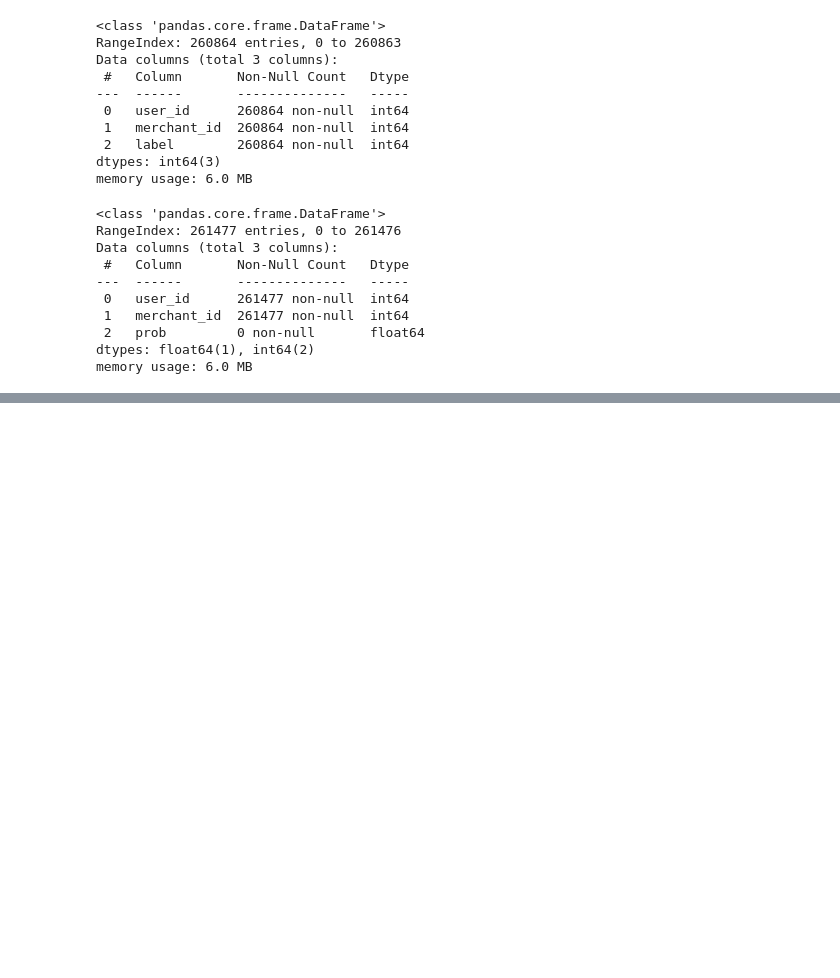
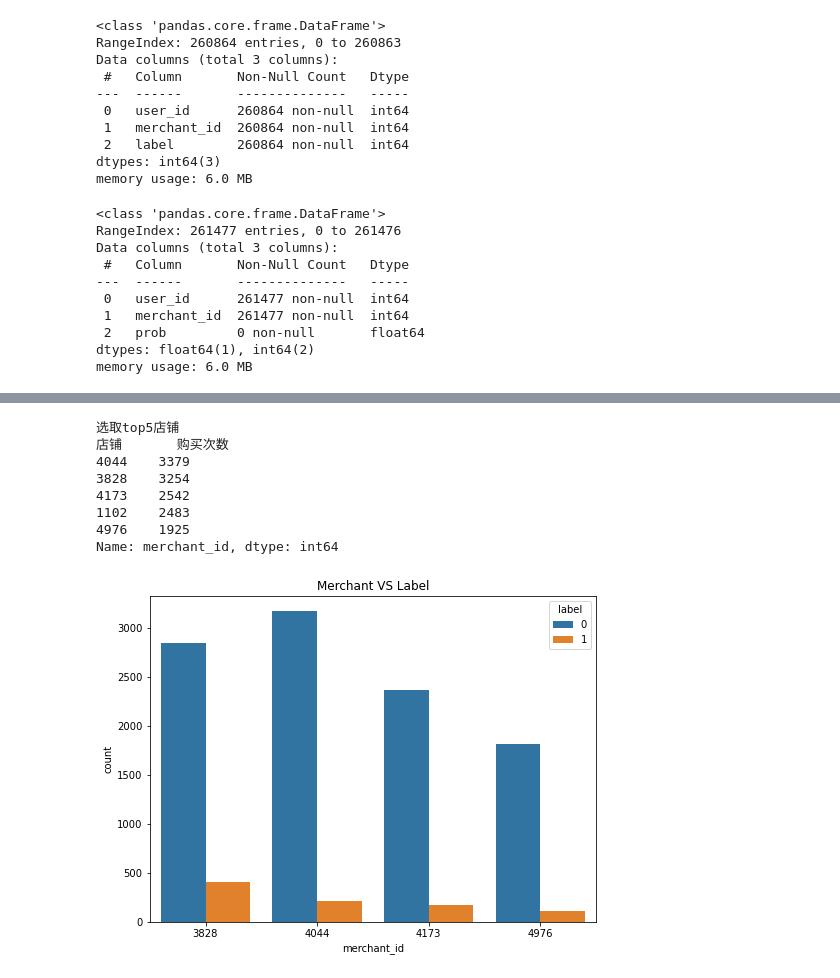
Before and after one commit to qbzn-w/data_competition, a Jupyter notebook: 阿里天池_天猫用户重复购买预测/code/code.ipynb, the cells around one changed output, grey strips where cells are left out. Saved outputs shown, nothing was run; the diff lists cells and outputs as text; code cells hidden in the pictures; blank space fills up the shorter version.

```diff
--- a/阿里天池_天猫用户重复购买预测/code/code.ipynb
+++ b/阿里天池_天猫用户重复购买预测/code/code.ipynb
@@ -129,0 +183,20 @@ age_range
+# %%
+# 探索影响复购的各种因素
+print("选取top5店铺\n店铺\t 购买次数")
+print(train_data.merchant_id.value_counts().head(5))
+train_data_merchant=train_data.copy()
+train_data_merchant['TOP5']=train_data_merchant['merchant_id'].map(lambda x:1 if x in [4044,3828,4173,4976] else 0)
+train_data_merchant=train_data_merchant[train_data_merchant['TOP5']==1]
+plt.figure(figsize=(8,6))
+plt.title("Merchant VS Label")
+sax=sns.countplot('merchant_id',hue='label',data=train_data_merchant)
+# %% [output]
+选取top5店铺
+店铺       购买次数
+4044    3379
+3828    3254
+4173    2542
+1102    2483
+4976    1925
+Name: merchant_id, dtype: int64
+[figure, added]
```
Also changed, not shown: parts of 8 cells of this notebook.
